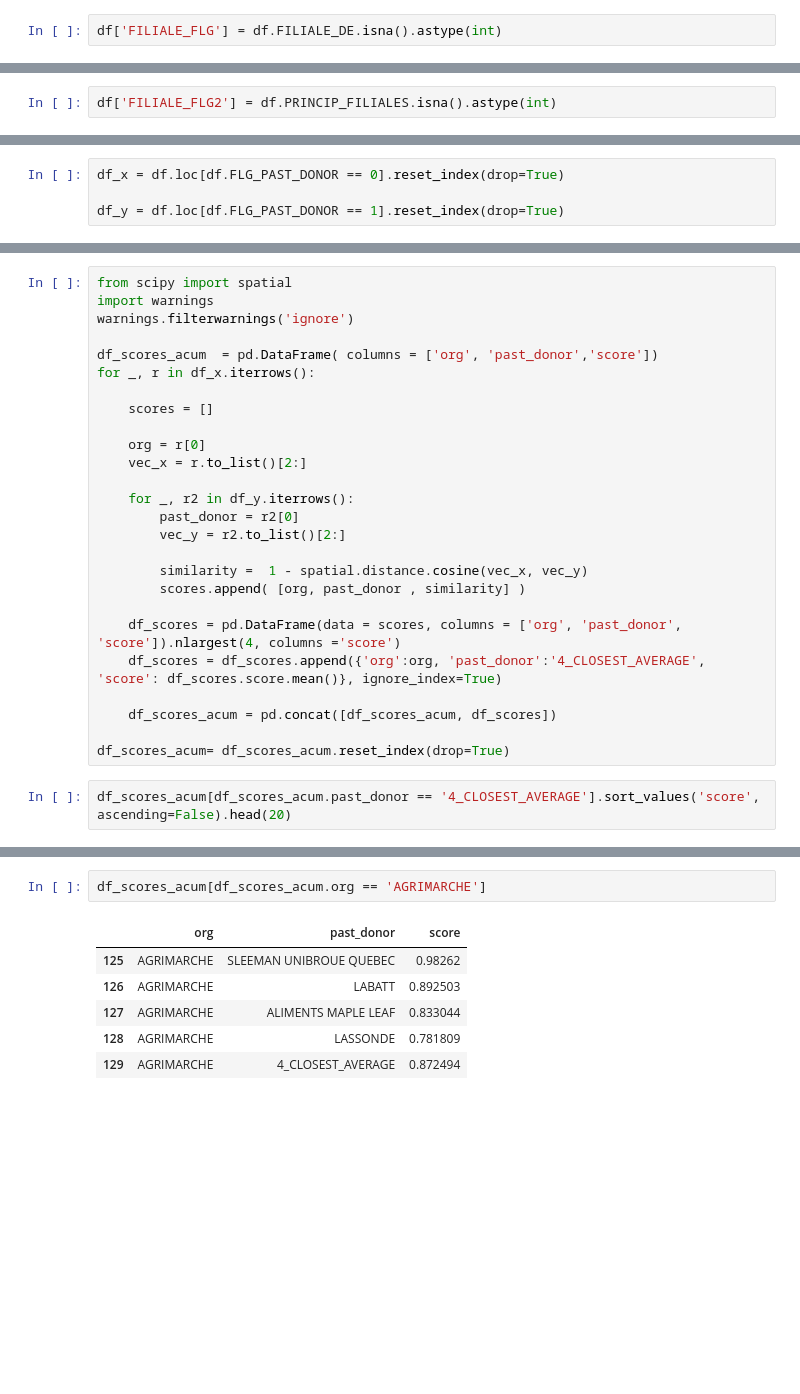
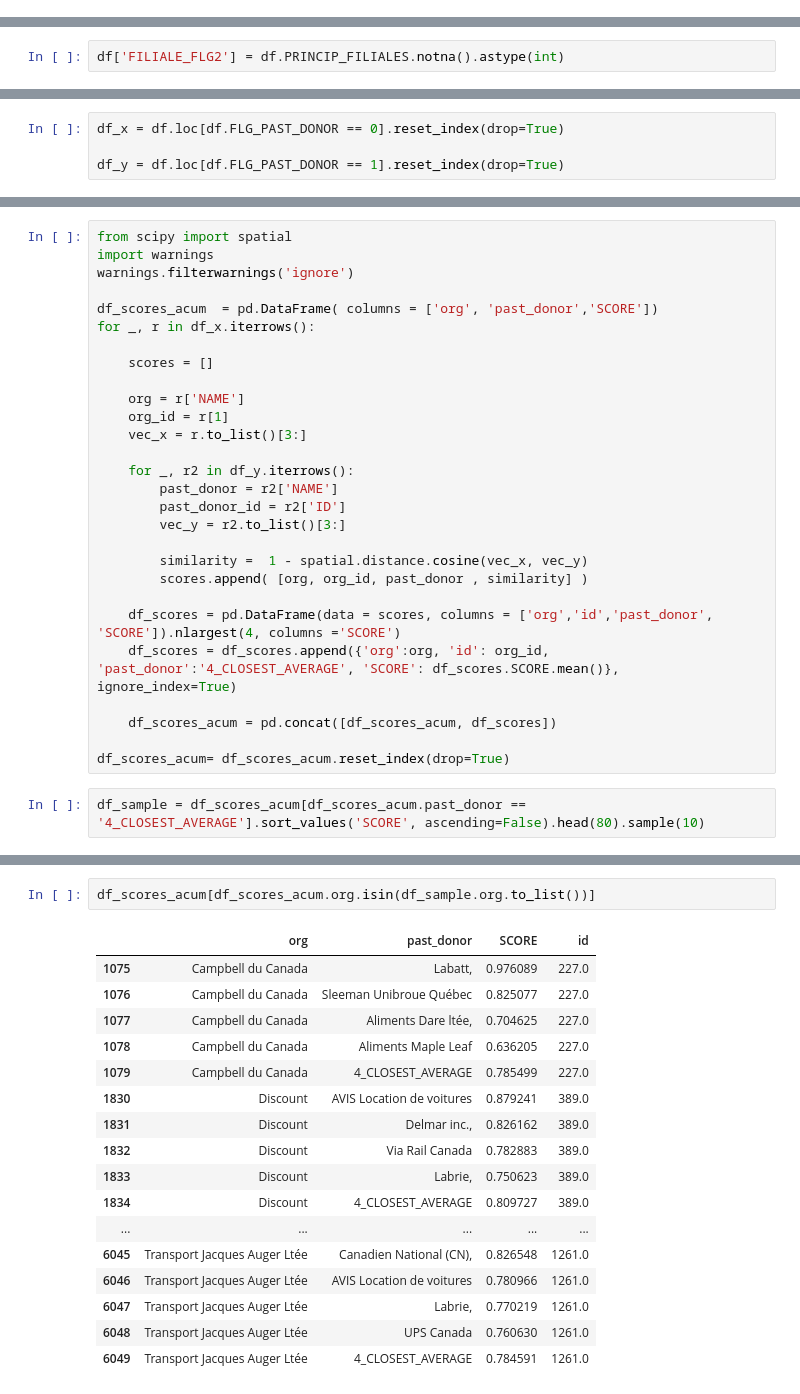
Before and after one commit to carlosfg97/Kurling4Kids, a Jupyter notebook: similarity_scoring/similarity_scoring_analysis3.ipynb, the cells around one changed output, grey strips where cells are left out. Cells and saved outputs as stored; diff of their text form; blank space fills up the shorter version.

Commit message:
analys 3 finish, rows and cols sorted,data dict

```diff
--- a/similarity_scoring/similarity_scoring_analysis3.ipynb
+++ b/similarity_scoring/similarity_scoring_analysis3.ipynb
@@ -141,5 +141,3 @@ df = df[ ['NAME',
-# %%
-df['FILIALE_FLG'] = df.FILIALE_DE.isna().astype(int)
 # %%
 df.LIMITES_GEOG = df.LIMITES_GEOG.str.strip('.').astype(str)
 
@@ -157,7 +155,7 @@ mapper = { 'locales, régionales et nationales' :'regional and national',
 
 df.LIMITES_GEOG = df.LIMITES_GEOG.map(mapper)
 # %%
-df['FILIALE_FLG2'] = df.PRINCIP_FILIALES.isna().astype(int)
+df['FILIALE_FLG2'] = df.PRINCIP_FILIALES.notna().astype(int)
 # %%
 df.NOMBRE_DEMPLOYES = df.NOMBRE_DEMPLOYES.astype(str).str.replace(' ','').astype(float)
 # %%
@@ -261,26 +234,28 @@ from scipy import spatial
 import warnings
 warnings.filterwarnings('ignore')
 
-df_scores_acum  = pd.DataFrame( columns = ['org', 'past_donor','score'])
+df_scores_acum  = pd.DataFrame( columns = ['org', 'past_donor','SCORE'])
 for _, r in df_x.iterrows():
 
     scores = []
 
-    org = r[0]
-    vec_x = r.to_list()[2:]
+    org = r['NAME']
+    org_id = r[1]
+    vec_x = r.to_list()[3:]
 
     for _, r2 in df_y.iterrows():
-        past_donor = r2[0]
-        vec_y = r2.to_list()[2:]
+        past_donor = r2['NAME']
+        past_donor_id = r2['ID']
+        vec_y = r2.to_list()[3:]
 
         similarity =  1 - spatial.distance.cosine(vec_x, vec_y)
-        scores.append( [org, past_donor , similarity] )
+        scores.append( [org, org_id, past_donor , similarity] )
 
-    df_scores = pd.DataFrame(data = scores, columns = ['org', 'past_donor', 'score']).nlargest(4, columns ='score')
-    df_scores = df_scores.append({'org':org, 'past_donor':'4_CLOSEST_AVERAGE', 'score': df_scores.score.mean()}, ignore_index=True)
+    df_scores = pd.DataFrame(data = scores, columns = ['org','id','past_donor', 'SCORE']).nlargest(4, columns ='SCORE')
+    df_scores = df_scores.append({'org':org, 'id': org_id, 'past_donor':'4_CLOSEST_AVERAGE', 'SCORE': df_scores.SCORE.mean()}, ignore_index=True)
 
     df_scores_acum = pd.concat([df_scores_acum, df_scores])
 
 df_scores_acum= df_scores_acum.reset_index(drop=True)
 # %%
-df_scores_acum[df_scores_acum.past_donor == '4_CLOSEST_AVERAGE'].sort_values('score', ascending=False).head(20)
+df_sample = df_scores_acum[df_scores_acum.past_donor == '4_CLOSEST_AVERAGE'].sort_values('SCORE', ascending=False).head(80).sample(10)
@@ -319,9 +262,20 @@ Name: org, dtype: object
 # %%
-df_scores_acum[df_scores_acum.org == 'AGRIMARCHE']
+df_scores_acum[df_scores_acum.org.isin(df_sample.org.to_list())]
 # %% [output]
-|  | org | past_donor | score |
-| 125 | AGRIMARCHE | SLEEMAN UNIBROUE QUEBEC | 0.98262 |
-| 126 | AGRIMARCHE | LABATT | 0.892503 |
-| 127 | AGRIMARCHE | ALIMENTS MAPLE LEAF | 0.833044 |
-| 128 | AGRIMARCHE | LASSONDE | 0.781809 |
-| 129 | AGRIMARCHE | 4_CLOSEST_AVERAGE | 0.872494 |
+|  | org | past_donor | SCORE | id |
+| 1075 | Campbell du Canada | Labatt, | 0.976089 | 227.0 |
+| 1076 | Campbell du Canada | Sleeman Unibroue Québec | 0.825077 | 227.0 |
+| 1077 | Campbell du Canada | Aliments Dare ltée, | 0.704625 | 227.0 |
+| 1078 | Campbell du Canada | Aliments Maple Leaf | 0.636205 | 227.0 |
+| 1079 | Campbell du Canada | 4_CLOSEST_AVERAGE | 0.785499 | 227.0 |
+| 1830 | Discount | AVIS Location de voitures | 0.879241 | 389.0 |
+| 1831 | Discount | Delmar inc., | 0.826162 | 389.0 |
+| 1832 | Discount | Via Rail Canada | 0.782883 | 389.0 |
+| 1833 | Discount | Labrie, | 0.750623 | 389.0 |
+| 1834 | Discount | 4_CLOSEST_AVERAGE | 0.809727 | 389.0 |
+| ... | ... | ... | ... | ... |
+| 6045 | Transport Jacques Auger Ltée | Canadien National (CN), | 0.826548 | 1261.0 |
+| 6046 | Transport Jacques Auger Ltée | AVIS Location de voitures | 0.780966 | 1261.0 |
+| 6047 | Transport Jacques Auger Ltée | Labrie, | 0.770219 | 1261.0 |
+| 6048 | Transport Jacques Auger Ltée | UPS Canada | 0.760630 | 1261.0 |
+| 6049 | Transport Jacques Auger Ltée | 4_CLOSEST_AVERAGE | 0.784591 | 1261.0 |
```
Also changed, not shown: parts of 35 cells of this notebook, 7 other files.
